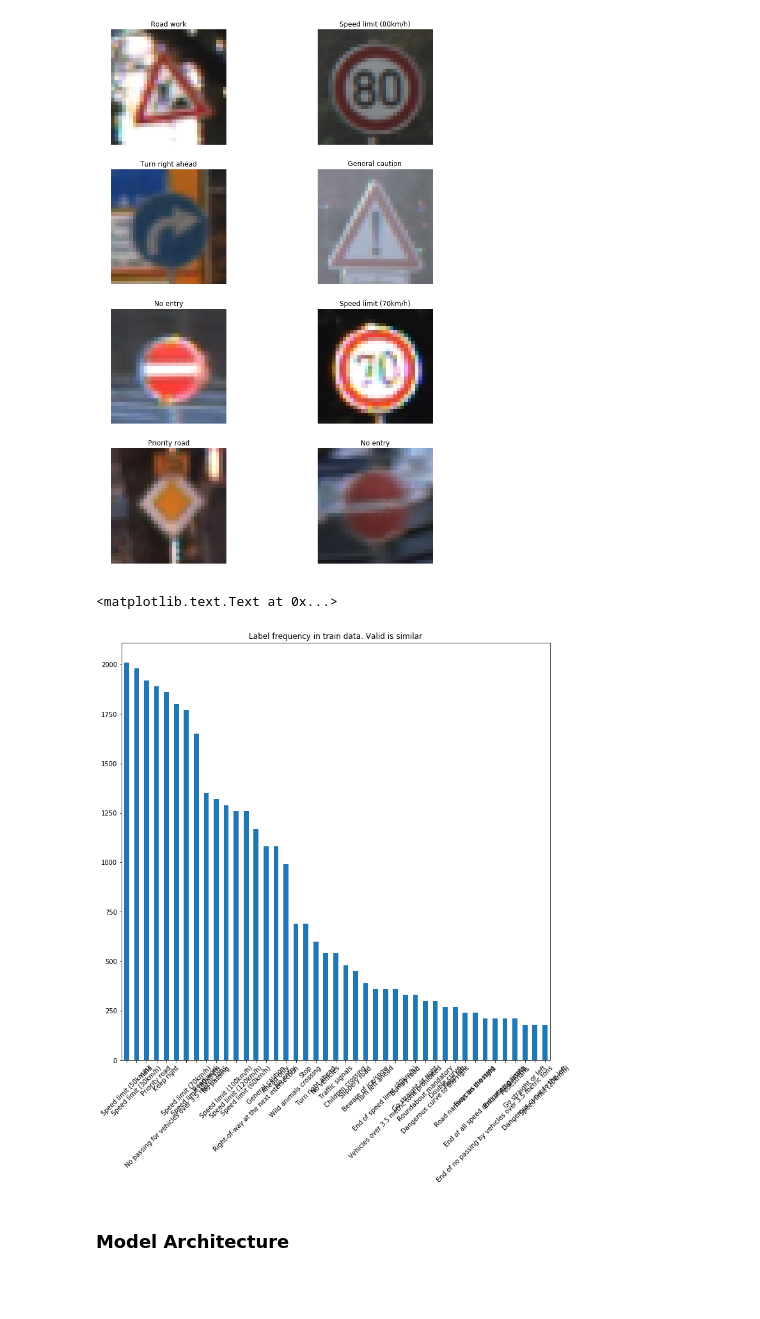
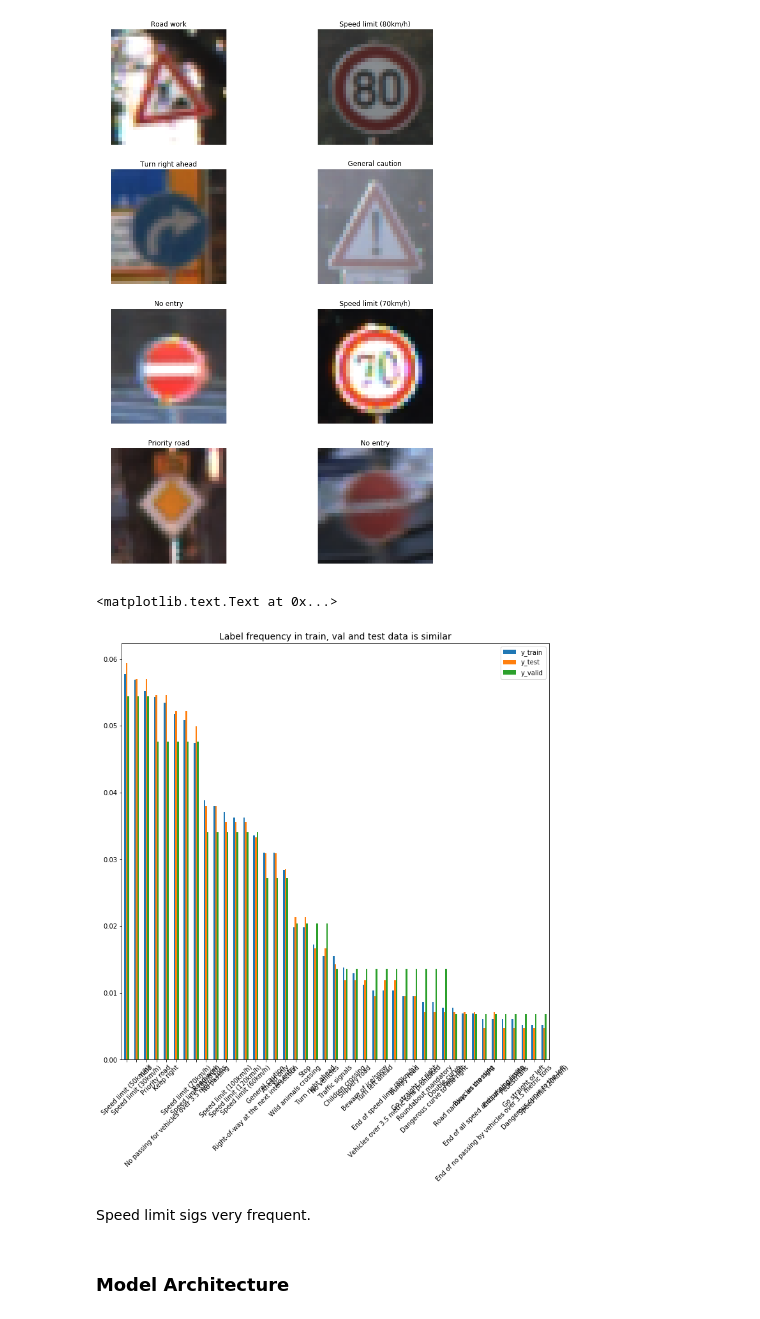
Before and after one commit to sshleifer/traffic-signs, a Jupyter notebook: TrafficSignsFinal.ipynb, the cells around one changed output. Cells and saved outputs as stored; diff of their text form; code cells hidden in the pictures; blank space fills up the shorter version.

```diff
--- a/TrafficSignsFinal.ipynb
+++ b/TrafficSignsFinal.ipynb
@@ -276,14 +270,22 @@ plot_figures(figures, 4, 2, labels)
 # %%
 import pandas as pd
 import matplotlib.pyplot as plt
 %matplotlib inline
 
-pd.value_counts(y_train).rename(index=classnames).plot.bar(rot=45, figsize=(12,12)
+ax = pd.value_counts(y_train, normalize=True).to_frame('y_train').assign(
+    y_valid=pd.value_counts(y_valid, normalize=True),
+    y_test=pd.value_counts(y_test, normalize=True),
+                                                    ).rename(index=classnames).plot.bar(rot=45, figsize=(12,12)
                                                           )
-plt.title('Label frequency in train data. Valid is similar')
+#pd.value_counts(y_valid, normalize=True).rename(index=classnames).plot.bar(ax=ax, rot=45, figsize=(12,12),
+#                                                          color='red')
+plt.title('Label frequency in train, val and test data is similar',
+          fontsize=14)
 # %% [output]
 <matplotlib.text.Text at 0x...>
-[figure, old version]
+[figure, new version]
+# %% [markdown]
+Speed limit sigs very frequent.
 # %% [markdown]
 ### Model Architecture
 # %%
```
Also changed, not shown: parts of 4 cells of this notebook.
